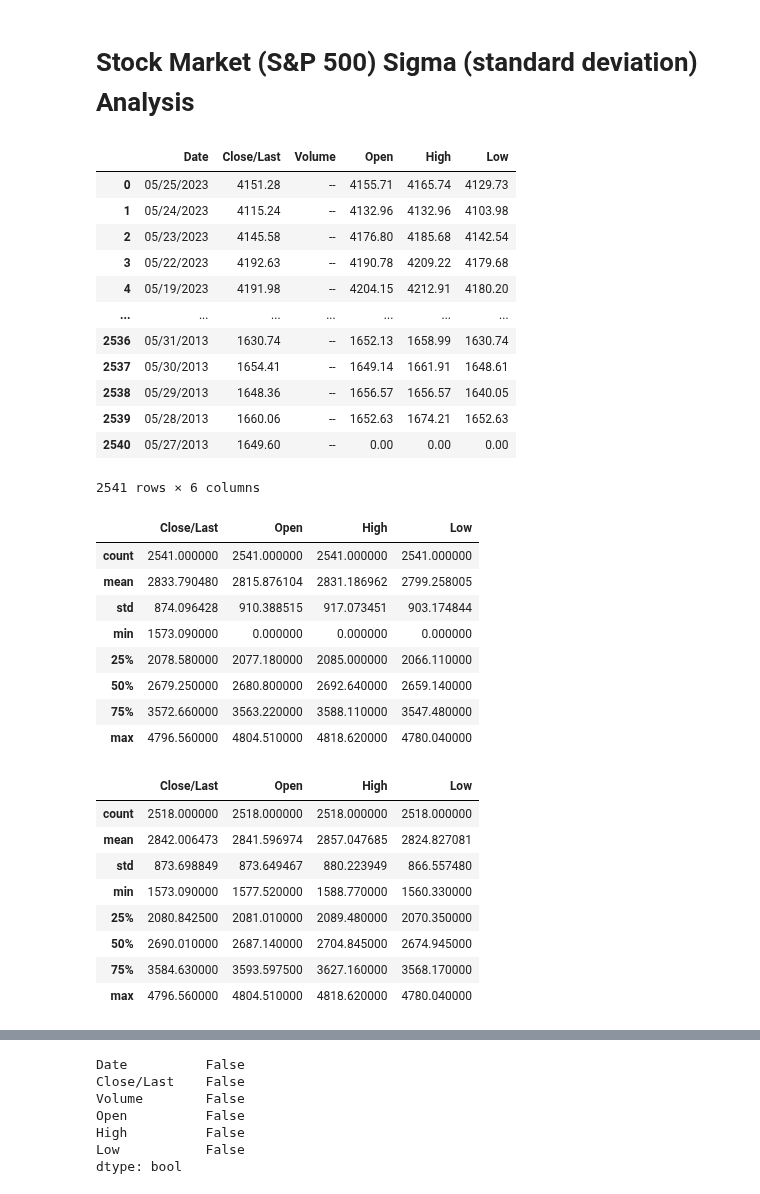
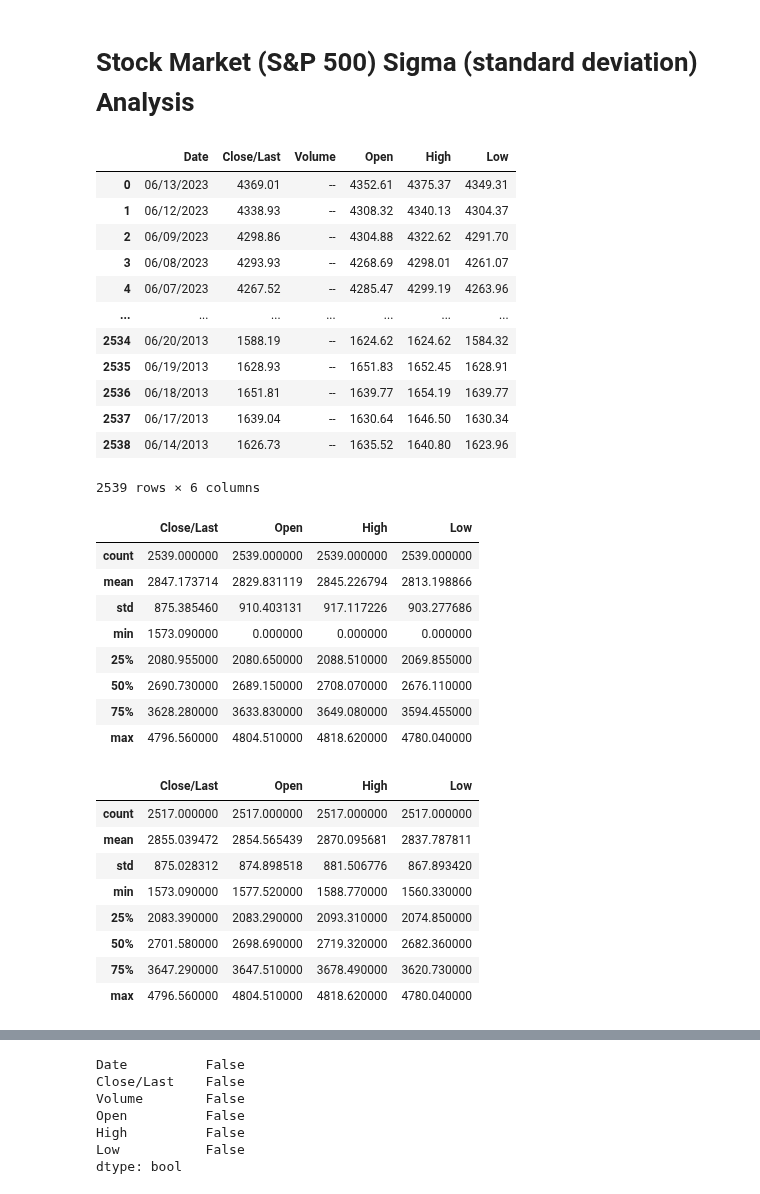
Before and after one commit to JohnBroberg/StockMarketSigma, a Jupyter notebook: StockMarketSigma.ipynb, the cells around one changed output, grey strips where cells are left out. Cells and saved outputs as stored; diff of their text form; code cells hidden in the pictures.

```diff
--- a/StockMarketSigma.ipynb
+++ b/StockMarketSigma.ipynb
@@ -4,57 +4,57 @@
 #created by John Broberg on 2022-05-29
 #inspired by "LET THE WILD RUMPUS BEGIN" by JEREMY GRANTHAM of GMO
 #ref. https://www.gmo.com/globalassets/articles/viewpoints/2022/gmo_let-the-wild-rumpus-begin_1-22.pdf
 
 #https://www.gmo.com/americas/research-library/entering-the-superbubbles-final-act/
 #"...superbubbles – 2.5 to 3 sigma events..."
 #"...ordinary 2 sigma bubbles..."
 #"Ordinary bubbles are, to us, those that reach a 2 sigma deviation from trend. Superbubbles reach 2.5 sigma or greater."
 
 #source data: https://www.nasdaq.com/market-activity/index/spx/historical
 
 #cd
 #cd git/StockMarketSigma
 #git pull https://github.com/JohnBroberg/StockMarketSigma.git
 
 #Get trendline equation
 #https://stackoverflow.com/questions/49460596/add-trendline-with-equation-in-2d-array
 #https://stackoverflow.com/questions/26447191/how-to-add-trendline-in-python-matplotlib-dot-scatter-graphs
 
 
 import pandas as pd
 import numpy as np
 import matplotlib.pyplot as plt
 import seaborn as sns
 
-data = 'HistoricalData_1685130024876.csv'
+data = 'HistoricalData_1686788647735.csv'
 df = pd.read_csv(data)
 
 df
 # %% [output]
 |  | Date | Close/Last | Volume | Open | High | Low |
-| 0 | 05/25/2023 | 4151.28 | -- | 4155.71 | 4165.74 | 4129.73 |
-| 1 | 05/24/2023 | 4115.24 | -- | 4132.96 | 4132.96 | 4103.98 |
-| 2 | 05/23/2023 | 4145.58 | -- | 4176.80 | 4185.68 | 4142.54 |
-| 3 | 05/22/2023 | 4192.63 | -- | 4190.78 | 4209.22 | 4179.68 |
-| 4 | 05/19/2023 | 4191.98 | -- | 4204.15 | 4212.91 | 4180.20 |
+| 0 | 06/13/2023 | 4369.01 | -- | 4352.61 | 4375.37 | 4349.31 |
+| 1 | 06/12/2023 | 4338.93 | -- | 4308.32 | 4340.13 | 4304.37 |
+| 2 | 06/09/2023 | 4298.86 | -- | 4304.88 | 4322.62 | 4291.70 |
+| 3 | 06/08/2023 | 4293.93 | -- | 4268.69 | 4298.01 | 4261.07 |
+| 4 | 06/07/2023 | 4267.52 | -- | 4285.47 | 4299.19 | 4263.96 |
 | ... | ... | ... | ... | ... | ... | ... |
-| 2536 | 05/31/2013 | 1630.74 | -- | 1652.13 | 1658.99 | 1630.74 |
-| 2537 | 05/30/2013 | 1654.41 | -- | 1649.14 | 1661.91 | 1648.61 |
-| 2538 | 05/29/2013 | 1648.36 | -- | 1656.57 | 1656.57 | 1640.05 |
-| 2539 | 05/28/2013 | 1660.06 | -- | 1652.63 | 1674.21 | 1652.63 |
-| 2540 | 05/27/2013 | 1649.60 | -- | 0.00 | 0.00 | 0.00 |
+| 2534 | 06/20/2013 | 1588.19 | -- | 1624.62 | 1624.62 | 1584.32 |
+| 2535 | 06/19/2013 | 1628.93 | -- | 1651.83 | 1652.45 | 1628.91 |
+| 2536 | 06/18/2013 | 1651.81 | -- | 1639.77 | 1654.19 | 1639.77 |
+| 2537 | 06/17/2013 | 1639.04 | -- | 1630.64 | 1646.50 | 1630.34 |
+| 2538 | 06/14/2013 | 1626.73 | -- | 1635.52 | 1640.80 | 1623.96 |
-2541 rows × 6 columns
+2539 rows × 6 columns
 # %%
 df.describe()
 # %% [output]
 |  | Close/Last | Open | High | Low |
-| count | 2541.000000 | 2541.000000 | 2541.000000 | 2541.000000 |
-| mean | 2833.790480 | 2815.876104 | 2831.186962 | 2799.258005 |
-| std | 874.096428 | 910.388515 | 917.073451 | 903.174844 |
+| count | 2539.000000 | 2539.000000 | 2539.000000 | 2539.000000 |
+| mean | 2847.173714 | 2829.831119 | 2845.226794 | 2813.198866 |
+| std | 875.385460 | 910.403131 | 917.117226 | 903.277686 |
 | min | 1573.090000 | 0.000000 | 0.000000 | 0.000000 |
-| 25% | 2078.580000 | 2077.180000 | 2085.000000 | 2066.110000 |
-| 50% | 2679.250000 | 2680.800000 | 2692.640000 | 2659.140000 |
-| 75% | 3572.660000 | 3563.220000 | 3588.110000 | 3547.480000 |
+| 25% | 2080.955000 | 2080.650000 | 2088.510000 | 2069.855000 |
+| 50% | 2690.730000 | 2689.150000 | 2708.070000 | 2676.110000 |
+| 75% | 3628.280000 | 3633.830000 | 3649.080000 | 3594.455000 |
 | max | 4796.560000 | 4804.510000 | 4818.620000 | 4780.040000 |
 # %%
 #remove holidays (Open == 0)
@@ -63,13 +63,13 @@ df = df.loc[~(df['Open']==0)]
 df.describe()
 # %% [output]
 |  | Close/Last | Open | High | Low |
-| count | 2518.000000 | 2518.000000 | 2518.000000 | 2518.000000 |
-| mean | 2842.006473 | 2841.596974 | 2857.047685 | 2824.827081 |
-| std | 873.698849 | 873.649467 | 880.223949 | 866.557480 |
+| count | 2517.000000 | 2517.000000 | 2517.000000 | 2517.000000 |
+| mean | 2855.039472 | 2854.565439 | 2870.095681 | 2837.787811 |
+| std | 875.028312 | 874.898518 | 881.506776 | 867.893420 |
 | min | 1573.090000 | 1577.520000 | 1588.770000 | 1560.330000 |
-| 25% | 2080.842500 | 2081.010000 | 2089.480000 | 2070.350000 |
-| 50% | 2690.010000 | 2687.140000 | 2704.845000 | 2674.945000 |
-| 75% | 3584.630000 | 3593.597500 | 3627.160000 | 3568.170000 |
+| 25% | 2083.390000 | 2083.290000 | 2093.310000 | 2074.850000 |
+| 50% | 2701.580000 | 2698.690000 | 2719.320000 | 2682.360000 |
+| 75% | 3647.290000 | 3647.510000 | 3678.490000 | 3620.730000 |
 | max | 4796.560000 | 4804.510000 | 4818.620000 | 4780.040000 |
 # %%
 df.info()
```
Also changed, not shown: parts of 13 cells of this notebook, 3 other files.
